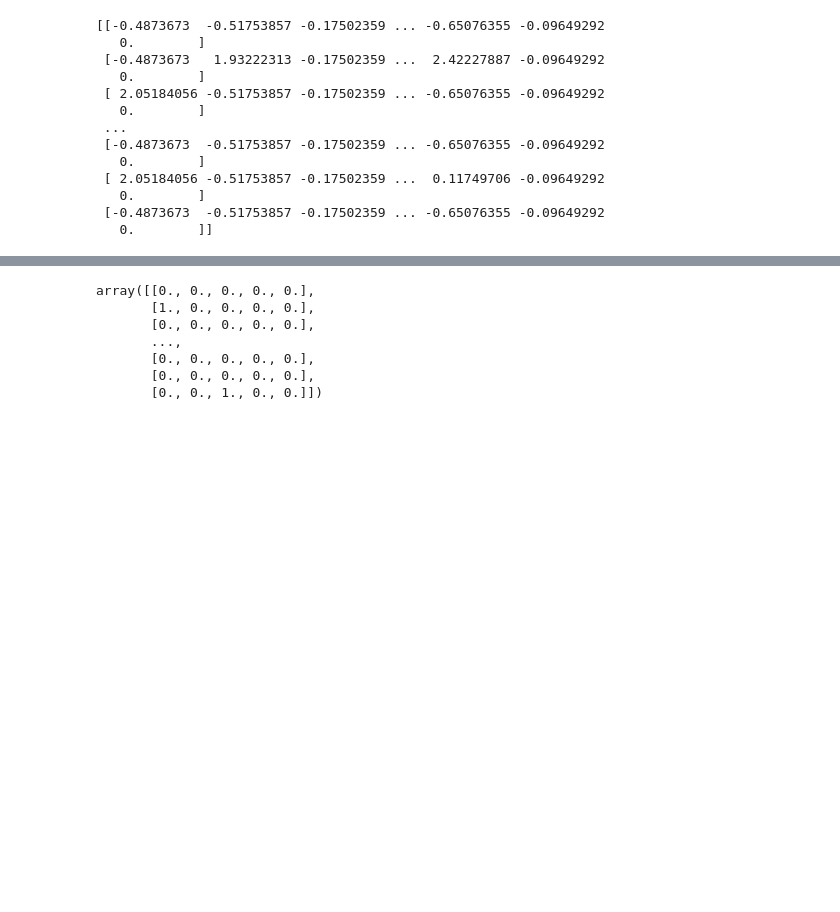
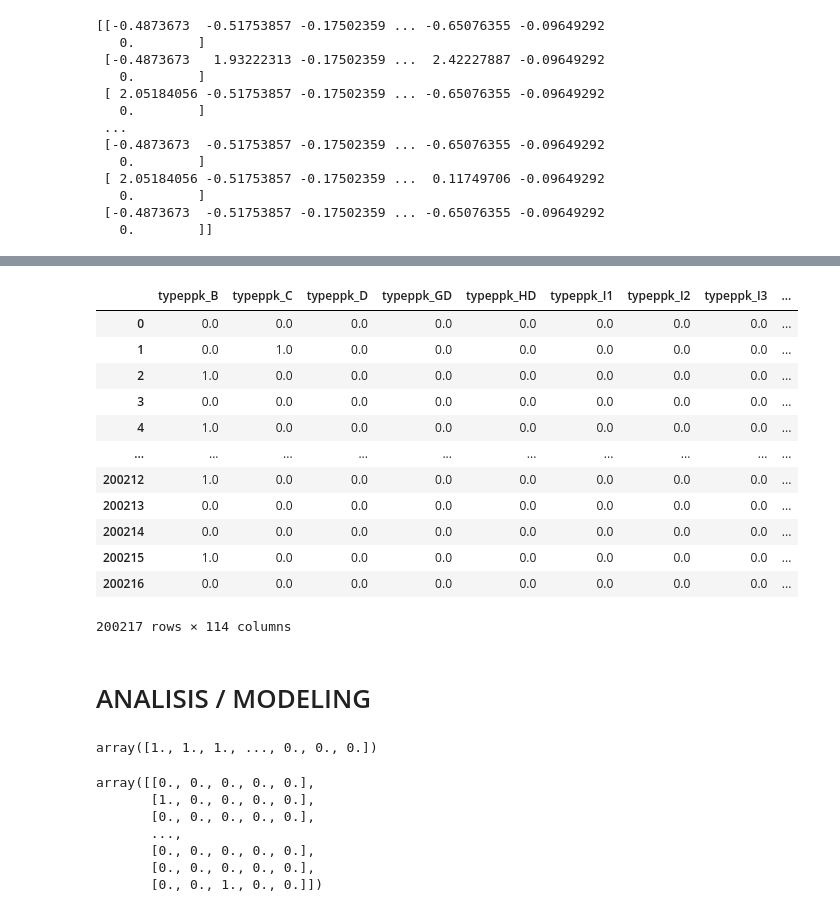
Before and after one commit to letaresaragih/Kelompok-1-Data-Mining-Project-Binary-Classification, a Jupyter notebook: code/Dami_RFC_DataUderstandingAndPrep.ipynb, the cells around one changed output, grey strips where cells are left out. Drawn from its saved outputs; the diff is of its cells as text; code cells hidden in the pictures; blank space fills up the shorter version.

```diff
--- a/code/Dami_RFC_DataUderstandingAndPrep.ipynb
+++ b/code/Dami_RFC_DataUderstandingAndPrep.ipynb
@@ -186,0 +230,15 @@ print(X)
+# %%
+# Normalisasi
+from sklearn.preprocessing import MinMaxScaler
+# define data
+# define min max scaler
+scaler = MinMaxScaler(feature_range=(0, 1))
+# transform data
+scaled = scaler.fit_transform(bpjs_data_final)
+print(scaled)
+
+name_kolom = list(bpjs_data_final.columns)
+df_final=pd.DataFrame(scaled, columns=name_kolom)
+
+print("\n DATA INFO SETELAH SKALING")
+df_final.head()
@@ -188,16 +263,17 @@ print(X)
 #Feature selection setelah dinormalisasi
 from sklearn.feature_selection import SelectKBest, chi2, f_regression
 
-# data.drop(['label'], axis=1, inplace=True)
-# x = data.iloc[:, 0:114]
-y = data.iloc[:, -1]
+# df_final.drop(['label'], axis=1, inplace=True)
+X = df_final.iloc[:, 0:-1]
+y = df_final.iloc[:, -1]
 
 bestfeatures = SelectKBest(score_func=chi2 ,k = 10)
 fit = bestfeatures.fit(X,y)
 dfscores = pd.DataFrame(fit.scores_)
-dfcolumns = pd.DataFrame(x.columns)
+dfcolumns = pd.DataFrame(X.columns)
 
 featureScores = pd.concat([dfcolumns, dfscores], axis=1)
 featureScores.columns = ['Specs', 'Score']
-print(featureScores.nlargest(10, 'Score'))
+final = featureScores.nlargest(50, 'Score')
+final
 # %% [output]
@@ -215,3 +297,30 @@ print(featureScores.nlargest(10, 'Score'))
+# %%
+data= featureScores['Specs'].values
+new_df = df_final[data]
+new_df
+# %% [output]
+|  | typeppk_B | typeppk_C | typeppk_D | typeppk_GD | typeppk_HD | typeppk_I1 | typeppk_I2 | typeppk_I3 | ... |
+| 0 | 0.0 | 0.0 | 0.0 | 0.0 | 0.0 | 0.0 | 0.0 | 0.0 | ... |
+| 1 | 0.0 | 1.0 | 0.0 | 0.0 | 0.0 | 0.0 | 0.0 | 0.0 | ... |
+| 2 | 1.0 | 0.0 | 0.0 | 0.0 | 0.0 | 0.0 | 0.0 | 0.0 | ... |
+| 3 | 0.0 | 0.0 | 0.0 | 0.0 | 0.0 | 0.0 | 0.0 | 0.0 | ... |
+| 4 | 1.0 | 0.0 | 0.0 | 0.0 | 0.0 | 0.0 | 0.0 | 0.0 | ... |
+| ... | ... | ... | ... | ... | ... | ... | ... | ... | ... |
+| 200212 | 1.0 | 0.0 | 0.0 | 0.0 | 0.0 | 0.0 | 0.0 | 0.0 | ... |
+| 200213 | 0.0 | 0.0 | 0.0 | 0.0 | 0.0 | 0.0 | 0.0 | 0.0 | ... |
+| 200214 | 0.0 | 0.0 | 0.0 | 0.0 | 0.0 | 0.0 | 0.0 | 0.0 | ... |
+| 200215 | 1.0 | 0.0 | 0.0 | 0.0 | 0.0 | 0.0 | 0.0 | 0.0 | ... |
+| 200216 | 0.0 | 0.0 | 0.0 | 0.0 | 0.0 | 0.0 | 0.0 | 0.0 | ... |
+200217 rows × 114 columns
+# %% [markdown]
+# ANALISIS / MODELING
+# %%
+# split features (X) and label (y)
+X = df_final.iloc[:,:-1].values
+y = df_final.iloc[:, -1].values
+y
+# %% [output]
+array([1., 1., 1., ..., 0., 0., 0.])
 # %%
 from sklearn.model_selection import train_test_split
 from sklearn.preprocessing import StandardScaler
```
Also changed, not shown: parts of 32 cells of this notebook.
